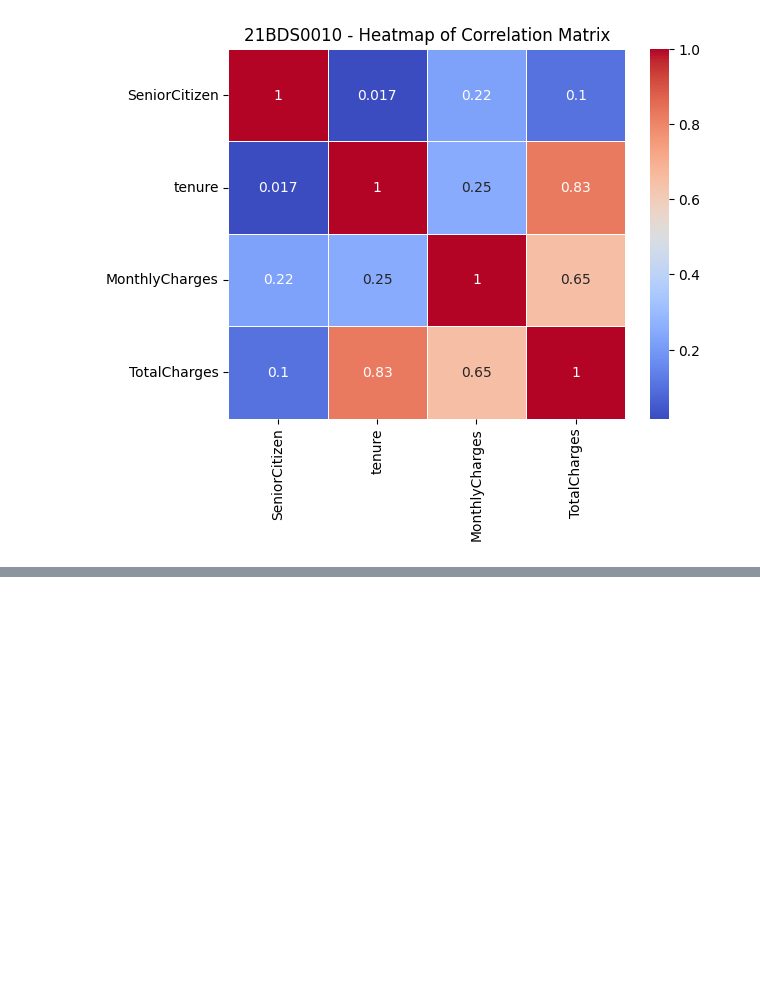
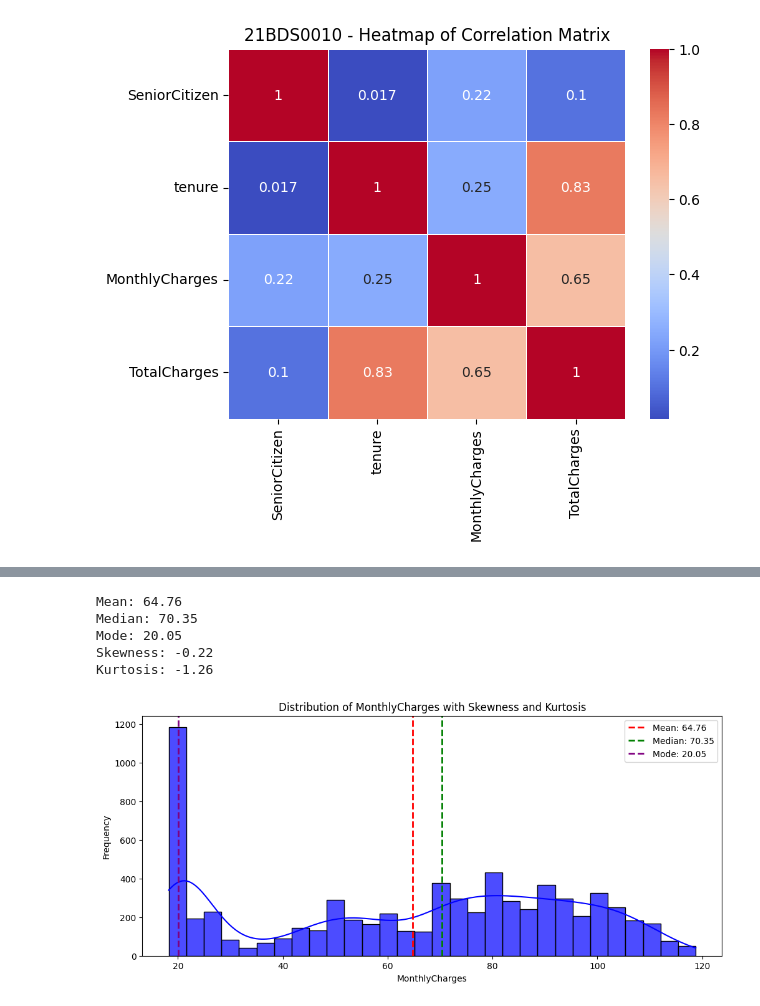
Before and after one commit to AishwaryaBilla/EDA-21BDS0010, a Jupyter notebook: 21BDS0010.ipynb, the cells around one changed output, grey strips where cells are left out. Saved outputs shown, nothing was run; the diff lists cells and outputs as text; code cells hidden in the pictures; blank space fills up the shorter version.

```diff
--- a/21BDS0010.ipynb
+++ b/21BDS0010.ipynb
@@ -645,0 +652,51 @@ plt.show()
+# %%
+import pandas as pd
+import matplotlib.pyplot as plt
+import seaborn as sns
+from scipy.stats import skew, kurtosis
+
+# Step 1: Load the dataset
+df = pd.read_csv("telco customer churn.csv")
+# %%
+# Step 2: Choose a numerical column for analysis
+column = "MonthlyCharges"
+
+# Step 3: Drop missing values for clean analysis
+data = df[column].dropna()
+# %%
+# Step 4: Calculate statistical measures
+mean_val = data.mean()
+median_val = data.median()
+mode_val = data.mode()[0]
+skewness_val = skew(data)
+kurtosis_val = kurtosis(data)
+# %%
+# Step 5: Print the calculated statistics
+print(f"Mean: {mean_val:.2f}")
+print(f"Median: {median_val:.2f}")
+print(f"Mode: {mode_val:.2f}")
+print(f"Skewness: {skewness_val:.2f}")
+print(f"Kurtosis: {kurtosis_val:.2f}")
+# %% [output]
+Mean: 64.76
+Median: 70.35
+Mode: 20.05
+Skewness: -0.22
+Kurtosis: -1.26
+# %%
+# Step 6: Plot histogram with KDE
+plt.figure(figsize=(12, 5))
+sns.histplot(data, kde=True, bins=30, color='blue', alpha=0.7)
+
+# Step 7: Add vertical lines for mean, median, and mode
+plt.axvline(mean_val, color='red', linestyle='dashed', linewidth=2, label=f'Mean: {mean_val:.2f}')
+plt.axvline(median_val, color='green', linestyle='dashed', linewidth=2, label=f'Median: {median_val:.2f}')
+plt.axvline(mode_val, color='purple', linestyle='dashed', linewidth=2, label=f'Mode: {mode_val:.2f}')
+
+plt.legend()
+plt.title(f'Distribution of {column} with Skewness and Kurtosis')
+plt.xlabel(column)
+plt.ylabel("Frequency")
+plt.show()
+# %% [output]
+[figure, added]
```
Also changed, not shown: parts of 3 cells of this notebook.
